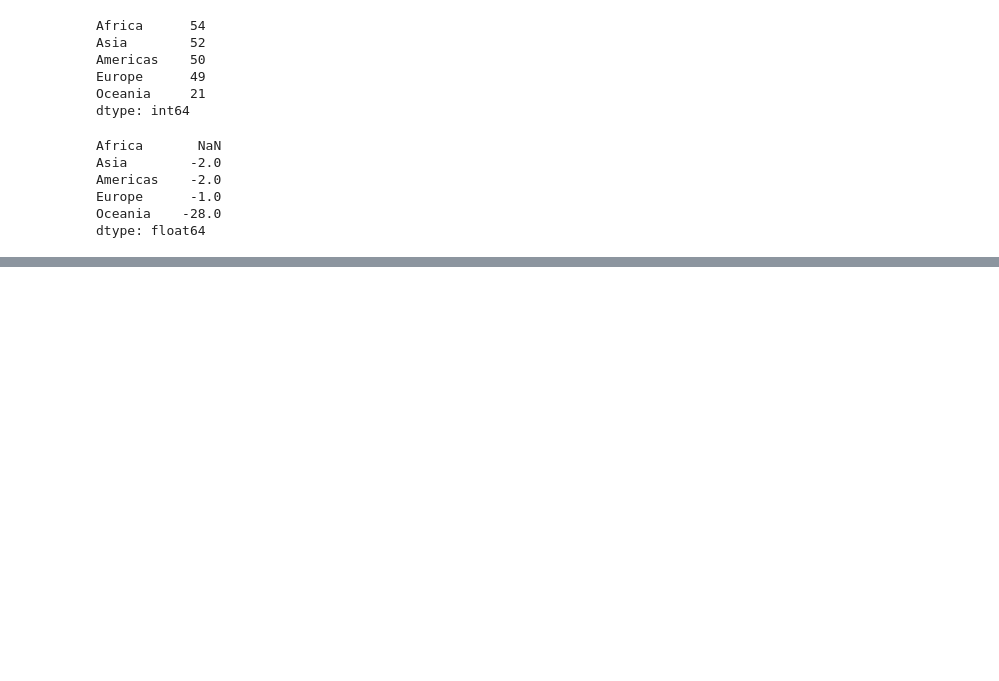
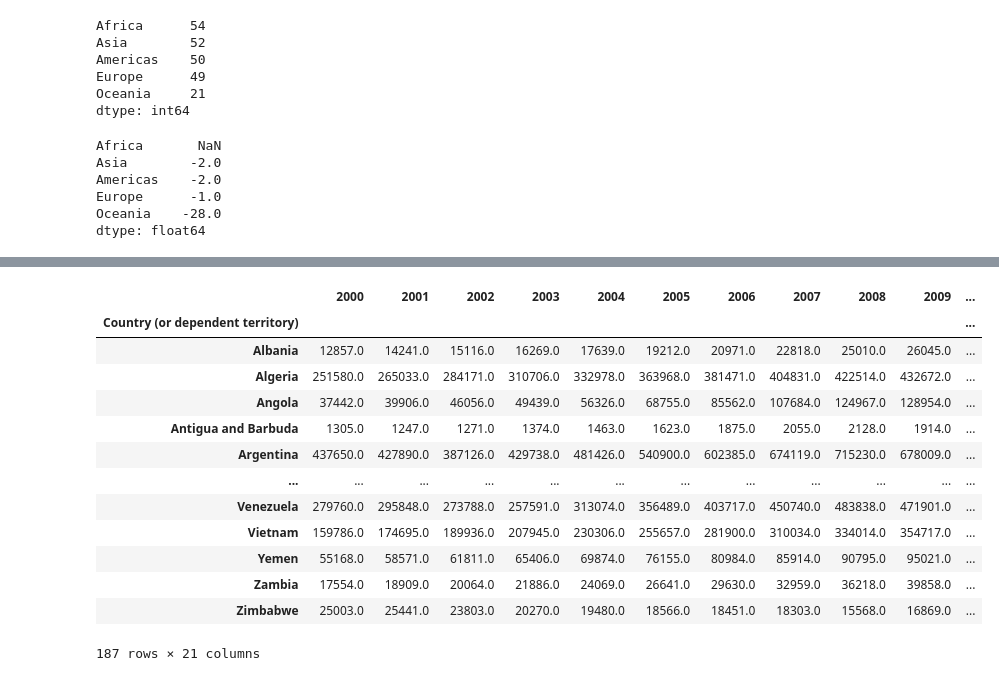
Before and after one commit to Aayush360/Python-for-Finance-, a Jupyter notebook: pandas/Merge_Join_Concatenate.ipynb, the cells around one changed output, grey strips where cells are left out. Saved outputs shown, nothing was run; the diff lists cells and outputs as text; code cells hidden in the pictures; blank space fills up the shorter version.

```diff
--- a/pandas/Merge_Join_Concatenate.ipynb
+++ b/pandas/Merge_Join_Concatenate.ipynb
@@ -382,0 +485,3 @@ dtype: float64
+# %%
+gdp_10 = pd.read_csv('datas/gdp-10s.csv',index_col=0)
+gdp_10.head()
@@ -382,0 +496,3 @@ dtype: float64
+# %%
+gdp = pd.concat([gdp_00,gdp_10],axis=1)
+gdp.head()
@@ -382,0 +507,26 @@ dtype: float64
+# %%
+# to drop all rows with nan
+
+gdp.dropna(axis=0,inplace=True)
+gdp.dropna()
+# %%
+# calculate gdp growth from 2000-2019 in percentage in column named 20y-pct
+
+gdp['20y-pct']=(gdp['2019']-gdp['2000'])*100/gdp['2000']
+# %%
+gdp
+# %% [output]
+|  | 2000 | 2001 | 2002 | 2003 | 2004 | 2005 | 2006 | 2007 | 2008 | 2009 | ... |
+| Country (or dependent territory) |  |  |  |  |  |  |  |  |  |  | ... |
+| Albania | 12857.0 | 14241.0 | 15116.0 | 16269.0 | 17639.0 | 19212.0 | 20971.0 | 22818.0 | 25010.0 | 26045.0 | ... |
+| Algeria | 251580.0 | 265033.0 | 284171.0 | 310706.0 | 332978.0 | 363968.0 | 381471.0 | 404831.0 | 422514.0 | 432672.0 | ... |
+| Angola | 37442.0 | 39906.0 | 46056.0 | 49439.0 | 56326.0 | 68755.0 | 85562.0 | 107684.0 | 124967.0 | 128954.0 | ... |
+| Antigua and Barbuda | 1305.0 | 1247.0 | 1271.0 | 1374.0 | 1463.0 | 1623.0 | 1875.0 | 2055.0 | 2128.0 | 1914.0 | ... |
+| Argentina | 437650.0 | 427890.0 | 387126.0 | 429738.0 | 481426.0 | 540900.0 | 602385.0 | 674119.0 | 715230.0 | 678009.0 | ... |
+| ... | ... | ... | ... | ... | ... | ... | ... | ... | ... | ... | ... |
+| Venezuela | 279760.0 | 295848.0 | 273788.0 | 257591.0 | 313074.0 | 356489.0 | 403717.0 | 450740.0 | 483838.0 | 471901.0 | ... |
+| Vietnam | 159786.0 | 174695.0 | 189936.0 | 207945.0 | 230306.0 | 255657.0 | 281900.0 | 310034.0 | 334014.0 | 354717.0 | ... |
+| Yemen | 55168.0 | 58571.0 | 61811.0 | 65406.0 | 69874.0 | 76155.0 | 80984.0 | 85914.0 | 90795.0 | 95021.0 | ... |
+| Zambia | 17554.0 | 18909.0 | 20064.0 | 21886.0 | 24069.0 | 26641.0 | 29630.0 | 32959.0 | 36218.0 | 39858.0 | ... |
+| Zimbabwe | 25003.0 | 25441.0 | 23803.0 | 20270.0 | 19480.0 | 18566.0 | 18451.0 | 18303.0 | 15568.0 | 16869.0 | ... |
+187 rows × 21 columns
```
Also changed, not shown: parts of 24 cells of this notebook, 29 other files.
